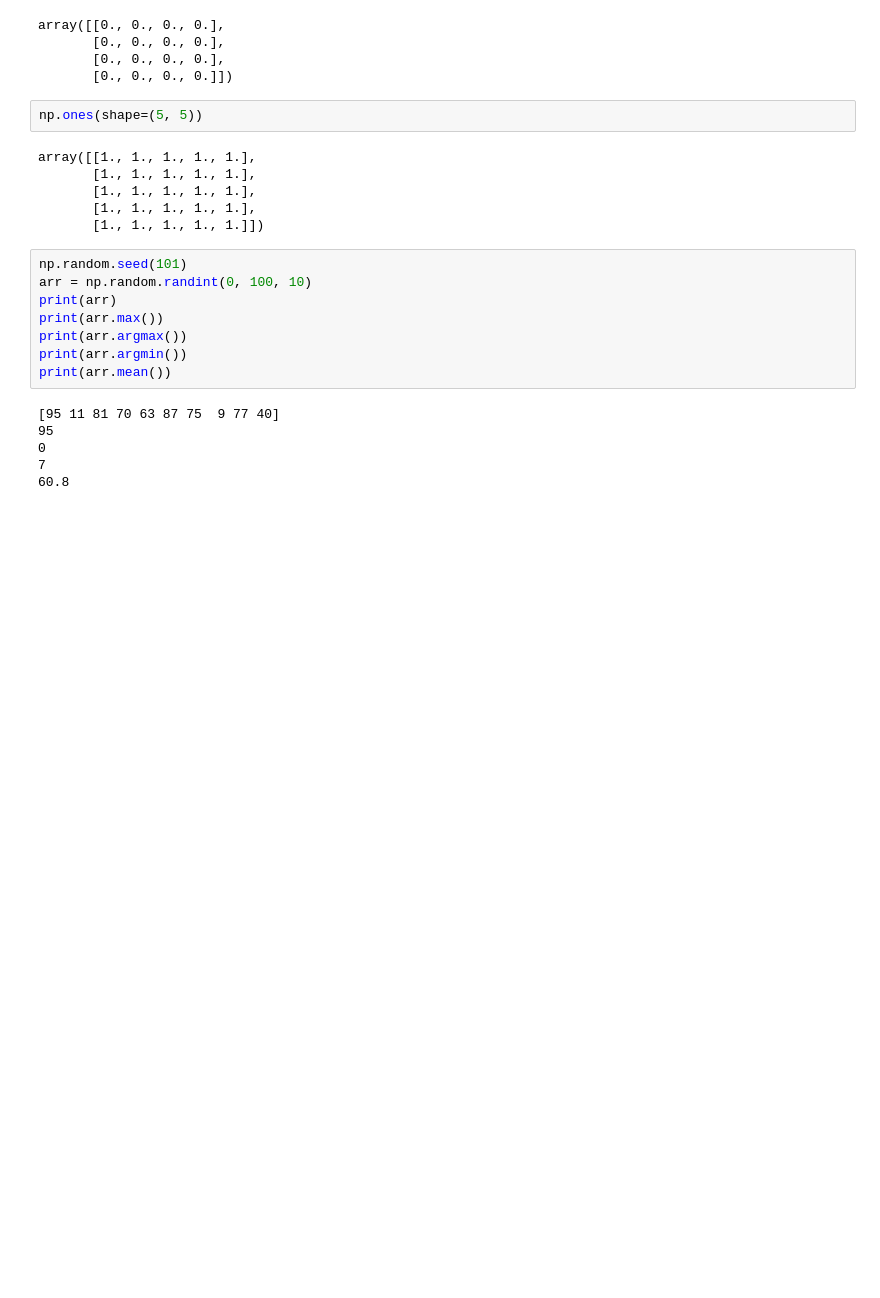
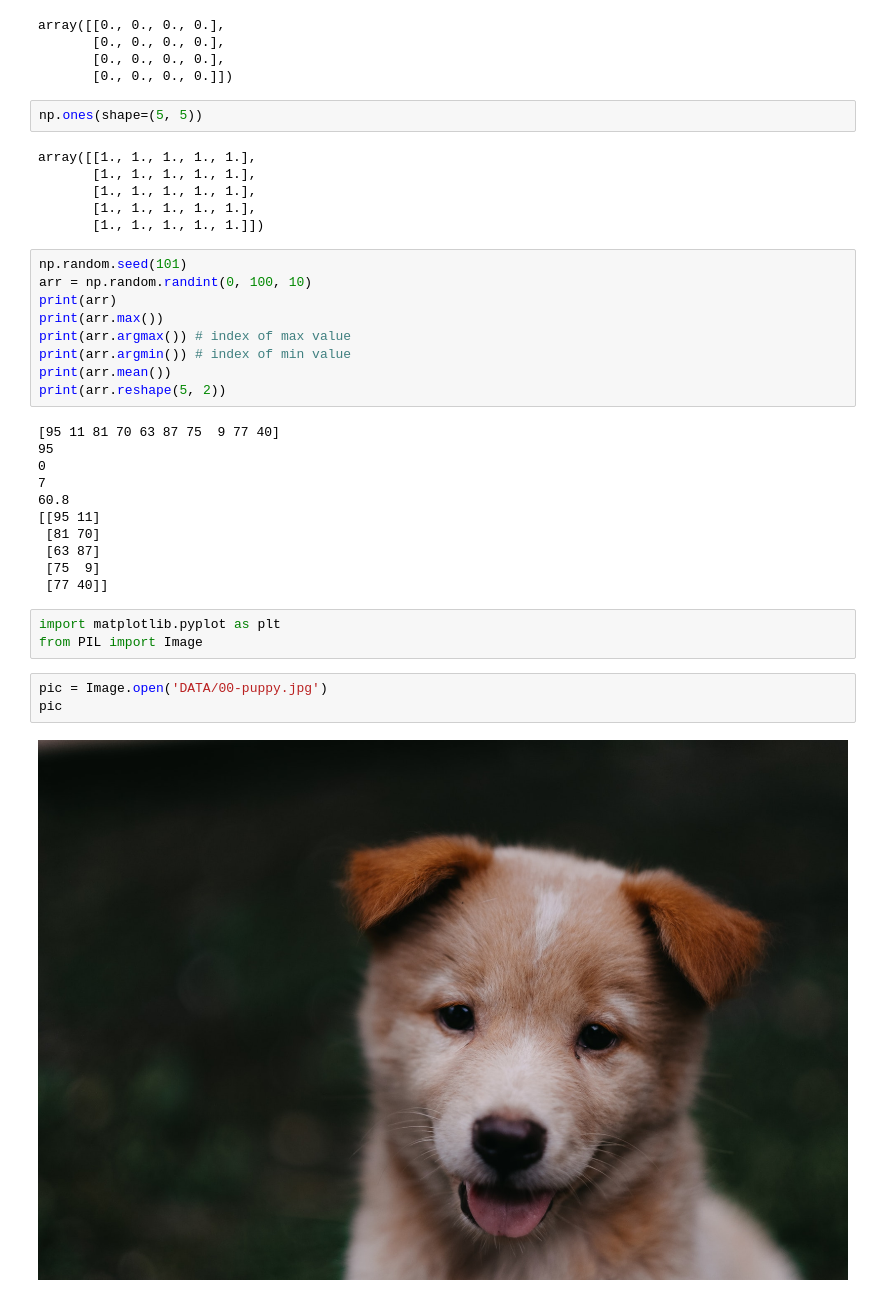
Before and after one commit to mahabubulhasan/ComputerVision, a Jupyter notebook: section_2.ipynb, the cells around one changed output. Drawn from its saved outputs; the diff is of its cells as text; blank space fills up the shorter version.

```diff
--- a/section_2.ipynb
+++ b/section_2.ipynb
@@ -24,12 +24,26 @@ np.random.seed(101)
 arr = np.random.randint(0, 100, 10)
 print(arr)
 print(arr.max())
-print(arr.argmax())
-print(arr.argmin())
+print(arr.argmax()) # index of max value
+print(arr.argmin()) # index of min value
 print(arr.mean())
+print(arr.reshape(5, 2))
 # %% [output]
 [95 11 81 70 63 87 75  9 77 40]
 95
 0
 7
 60.8
+[[95 11]
+ [81 70]
+ [63 87]
+ [75  9]
+ [77 40]]
+# %%
+import matplotlib.pyplot as plt
+from PIL import Image
+# %%
+pic = Image.open('DATA/00-puppy.jpg')
+pic
+# %% [output]
+[figure, added]
```
Also changed, not shown: parts of 5 cells of this notebook.
